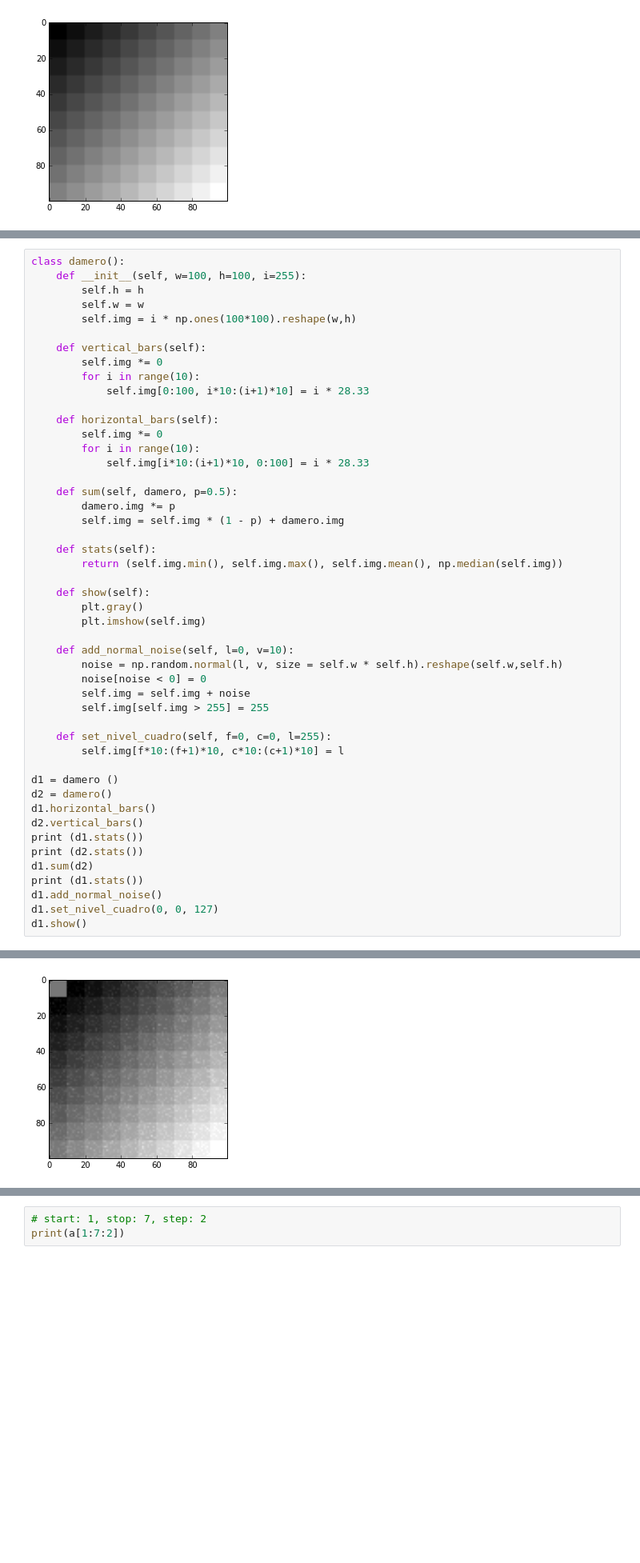
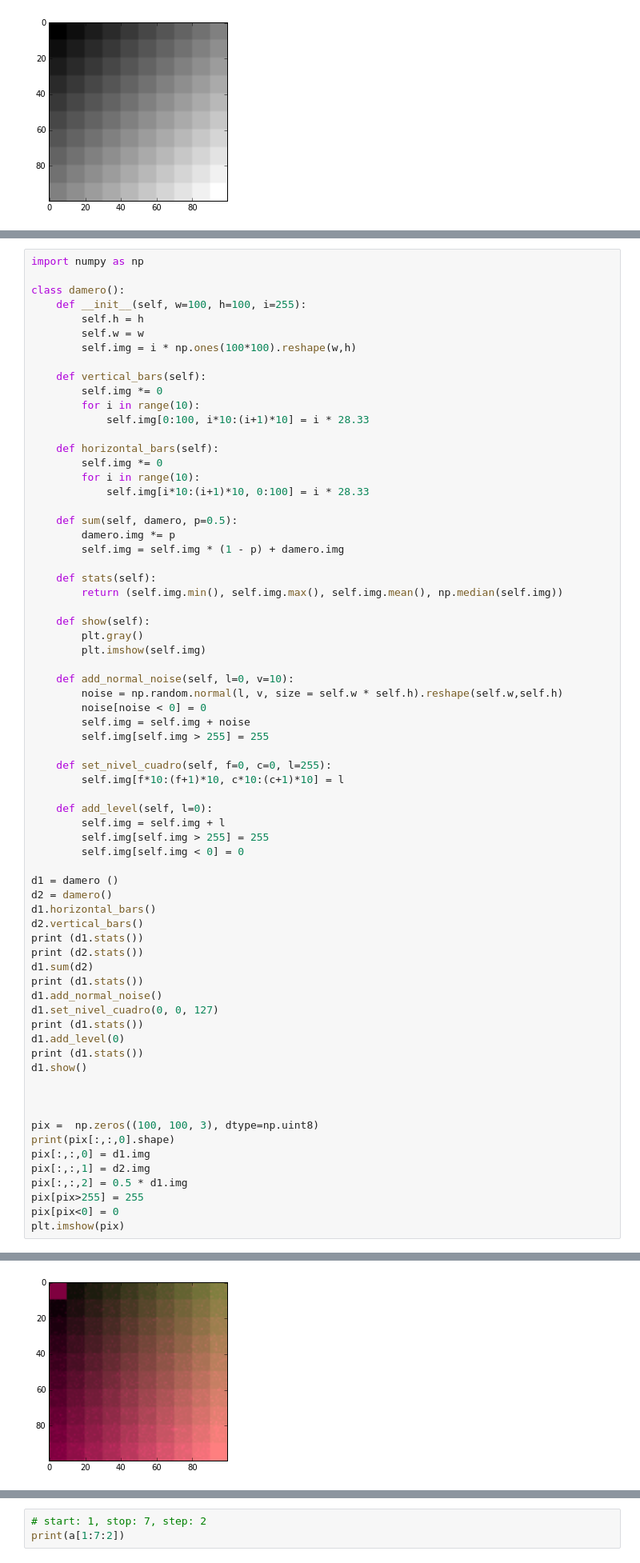
Before and after one commit to lmpizarro/apuntes-python-cientifico, a Jupyter notebook: tallerPython/numpy.ipynb, the cells around one changed output, grey strips where cells are left out. Shown at 80% size. Saved outputs shown, nothing was run; the diff lists cells and outputs as text; blank space fills up the shorter version.

Commit message:
funciones added to numpy

```diff
--- a/tallerPython/numpy.ipynb
+++ b/tallerPython/numpy.ipynb
@@ -202,4 +285,6 @@ plt.imshow(zx)
 # %%
+import numpy as np
+
 class damero():
     def __init__(self, w=100, h=100, i=255):
         self.h = h
@@ -236,6 +321,11 @@ class damero():
     def set_nivel_cuadro(self, f=0, c=0, l=255):
         self.img[f*10:(f+1)*10, c*10:(c+1)*10] = l
 
+    def add_level(self, l=0):
+        self.img = self.img + l
+        self.img[self.img > 255] = 255
+        self.img[self.img < 0] = 0
+
 d1 = damero ()
 d2 = damero()
 d1.horizontal_bars()
@@ -246,7 +336,21 @@ d1.sum(d2)
 print (d1.stats())
 d1.add_normal_noise()
 d1.set_nivel_cuadro(0, 0, 127)
+print (d1.stats())
+d1.add_level(0)
+print (d1.stats())
 d1.show()
+
+
+
+pix =  np.zeros((100, 100, 3), dtype=np.uint8)
+print(pix[:,:,0].shape)
+pix[:,:,0] = d1.img
+pix[:,:,1] = d2.img
+pix[:,:,2] = 0.5 * d1.img
+pix[pix>255] = 255
+pix[pix<0] = 0
+plt.imshow(pix)
 # %% [output]
 (0.0, 254.96999999999997, 127.485, 127.48499999999999)
 (0.0, 254.96999999999997, 127.485, 127.48499999999999)
@@ -254,4 +362,4 @@ d1.show()
-[figure, old version]
+[figure, new version]
 # %% [markdown]
 # Indexado
 
```
Also changed, not shown: parts of 6 cells of this notebook.
